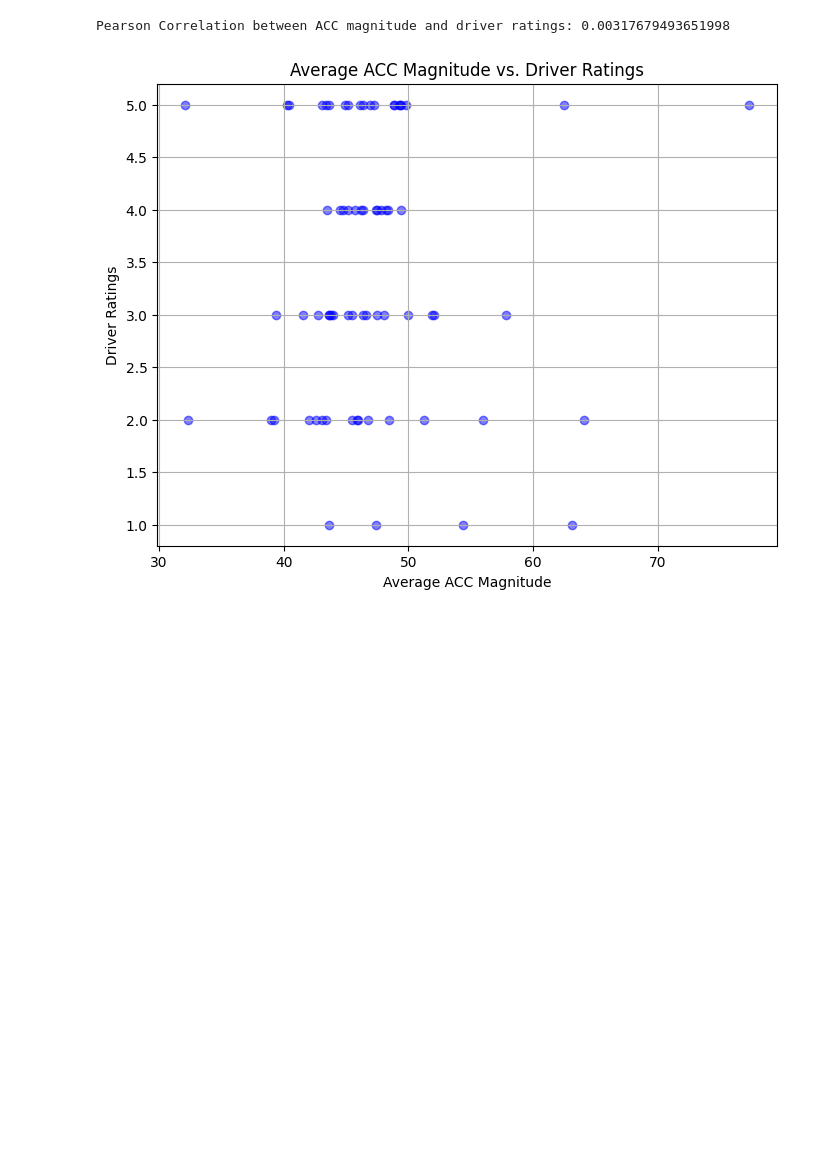
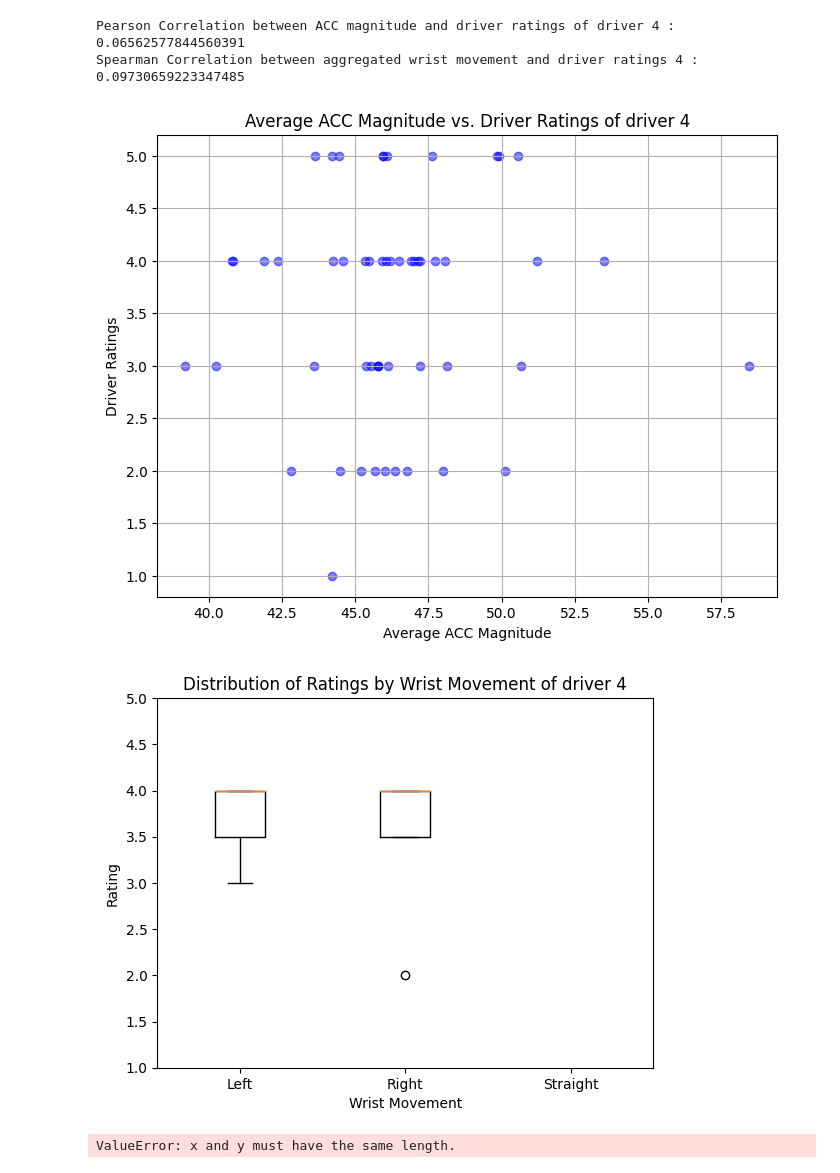
Before and after one commit to YamanSahu/MTP-Work, a Jupyter notebook: post_analysis.ipynb, the cells around one changed output. Drawn from its saved outputs; the diff is of its cells as text; code cells hidden in the pictures; blank space fills up the shorter version.

```diff
--- a/post_analysis.ipynb
+++ b/post_analysis.ipynb
@@ -46,7 +163,19 @@ df_1 = pd.DataFrame(data_set_1, columns=['acc_x', 'acc_y', 'acc_z', 'wrist_movem
+# %%
+rating_data_driver_4 = openDataSet("Australia/Rating.csv")
+rating_data_driver_4 = pd.Series(rating_data_driver_4['Rating'])
+data_set_4 = loadData("Australia/visual_annotation_aus.txt")
+
+giveCorrelationGraph(data_set_4, rating_data_driver_4, 4)
+# %% [output]
+Pearson Correlation between ACC magnitude and driver ratings of driver 4 :  0.06562577844560391
+Spearman Correlation between aggregated wrist movement and driver ratings 4 :  0.09730659223347485
+[figure, added]
+[figure, added]
 # %%
 window_size = 10 * 32  # 10 seconds * 32 frames/second
 num_windows = len(data_set_1) // window_size
 acc_magnitudes = []
+windowed_wrist_movement = []
 
 for i in range(num_windows):
     start_index = i * window_size
@@ -55,24 +184,21 @@ for i in range(num_windows):
     acc_magnitude = np.sqrt(acc_window[0]**2 + acc_window[1]**2 + acc_window[2]**2).mean()
     acc_magnitudes.append(acc_magnitude)
 
+    wrist_window = data_set_1[start_index:end_index, 3]
+    windowed_wrist_movement.append(int(np.median(wrist_window, axis=0)))
+
     # if len(acc_magnitudes) >= 90:
     #     break
 
-pearson_correlation, _ = pearsonr(acc_magnitudes, rating_data_driver_1['Rating'][:len(acc_magnitudes)])
+pearson_correlation, _ = pearsonr(acc_magnitudes, rating_data_driver_1[:len(acc_magnitudes)])
+
+print("Pearson Correlation between ACC magnitude and driver ratings:", pearson_correlation, _)
+
+spearman_correlation_wrist_movement, _ = spearmanr(windowed_wrist_movement, rating_data_driver_1[:len(acc_magnitudes)])
+
+print("Spearman Correlation between aggregated wrist movement and driver ratings:")
+print(spearman_correlation_wrist_movement, _)
+
+# spearman_correlation, _ = spearmanr(acc_magnitudes, ratings)
+# %% [output]
+ValueError: x and y must have the same length.
-# %%
-print("Pearson Correlation between ACC magnitude and driver ratings:", pearson_correlation)
-
-# len(df_1)
-# %% [output]
-Pearson Correlation between ACC magnitude and driver ratings: 0.00317679493651998
-# %%
-# Create a scatter plot
-plt.figure(figsize=(8, 6))
-plt.scatter(acc_magnitudes, rating_data_driver_1['Rating'][:len(acc_magnitudes)], color='blue', alpha=0.5)
-plt.title('Average ACC Magnitude vs. Driver Ratings')
-plt.xlabel('Average ACC Magnitude')
-plt.ylabel('Driver Ratings')
-plt.grid(True)
-plt.show()
-# %% [output]
-[figure, removed]
```
Also changed, not shown: parts of 11 cells of this notebook, 4 other files.
